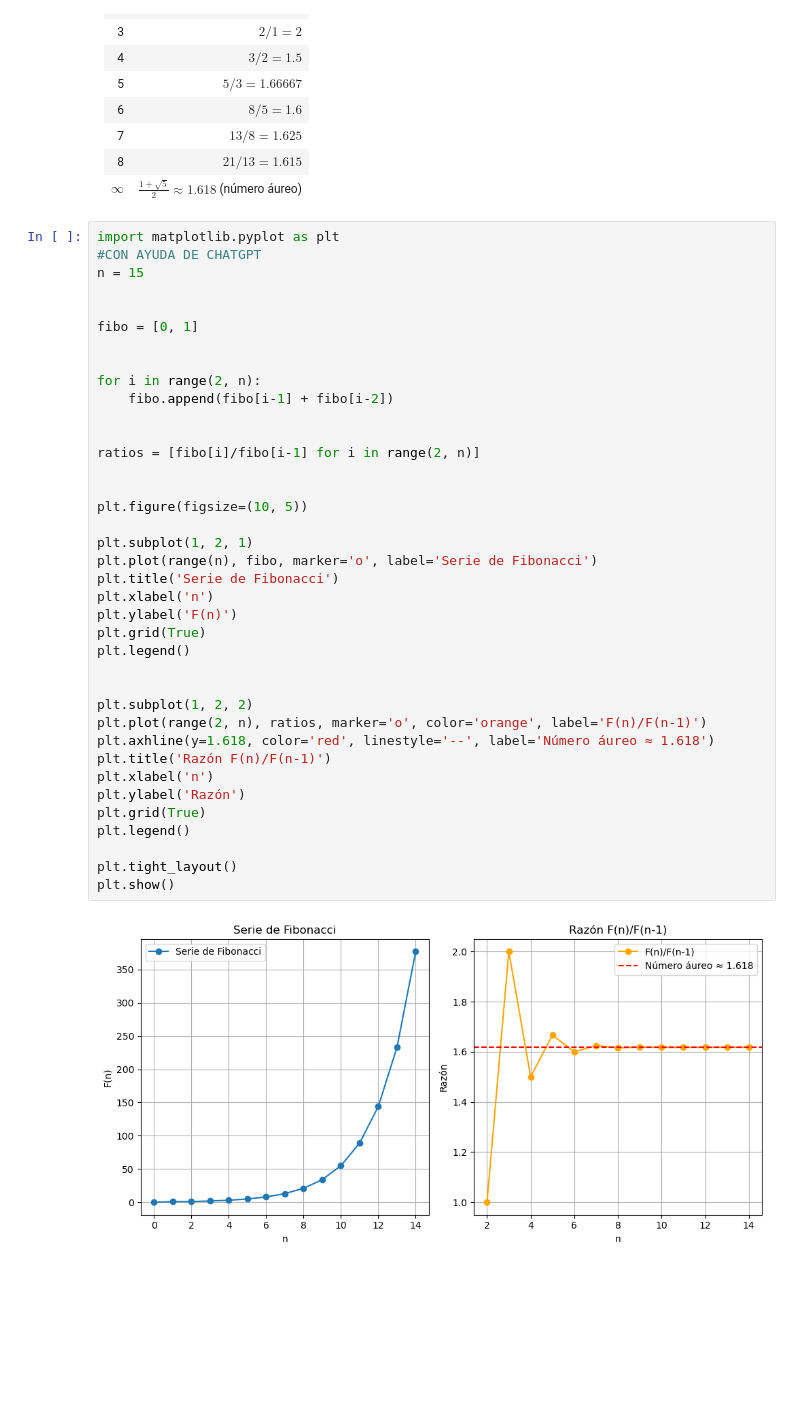
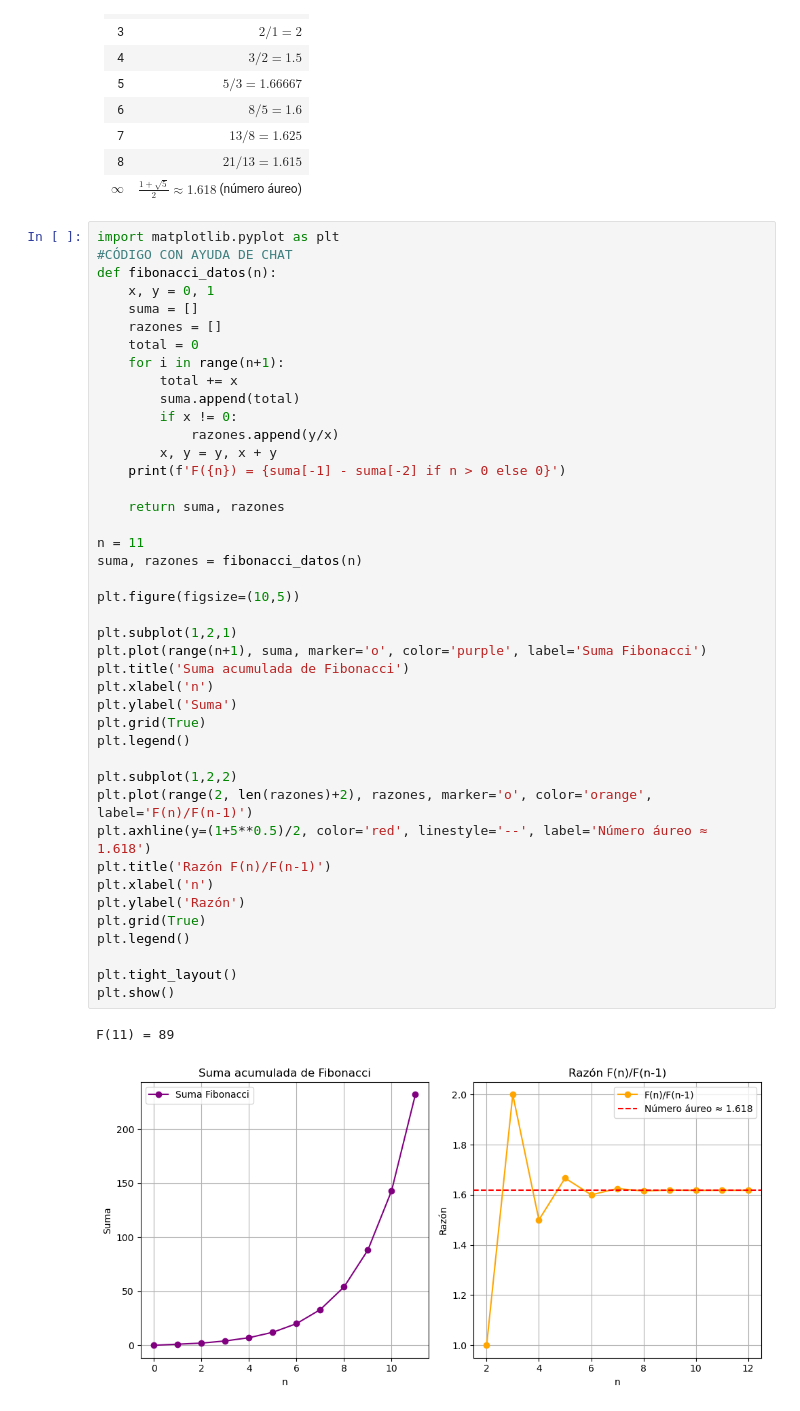
Before and after one commit to Dalzsfn/Taller1, a Jupyter notebook: ejercicio03_grafico.ipynb, the cells around one changed output. Cells and saved outputs as stored; diff of their text form; blank space fills up the shorter version.

Commit message:
:memo: Cambios en el gráfico de serie fibonacci (código con ayuda del chat)

```diff
--- a/ejercicio03_grafico.ipynb
+++ b/ejercicio03_grafico.ipynb
@@ -38,41 +38,46 @@ $\phi \rightarrow \frac{fib(n)} {fib(n-1)} \approx 1.618 $ número áureo
 | $\infty $ | $ \frac{1 + \sqrt{5}} {2} \approx 1.618$ (número áureo) |
 # %%
 import matplotlib.pyplot as plt
-#CON AYUDA DE CHATGPT
-n = 15
+#CÓDIGO CON AYUDA DE CHAT
+def fibonacci_datos(n):
+    x, y = 0, 1
+    suma = []
+    razones = []
+    total = 0
+    for i in range(n+1):
+        total += x
+        suma.append(total)
+        if x != 0:
+            razones.append(y/x)
+        x, y = y, x + y
+    print(f'F({n}) = {suma[-1] - suma[-2] if n > 0 else 0}')
 
+    return suma, razones
 
-fibo = [0, 1]
+n = 11
+suma, razones = fibonacci_datos(n)
 
+plt.figure(figsize=(10,5))
 
-for i in range(2, n):
-    fibo.append(fibo[i-1] + fibo[i-2])
-
-
-ratios = [fibo[i]/fibo[i-1] for i in range(2, n)]
-
-
-plt.figure(figsize=(10, 5))
-
-plt.subplot(1, 2, 1)
-plt.plot(range(n), fibo, marker='o', label='Serie de Fibonacci')
-plt.title('Serie de Fibonacci')
+plt.subplot(1,2,1)
+plt.plot(range(n+1), suma, marker='o', color='purple', label='Suma Fibonacci')
+plt.title('Suma acumulada de Fibonacci')
 plt.xlabel('n')
-plt.ylabel('F(n)')
+plt.ylabel('Suma')
 plt.grid(True)
 plt.legend()
 
-
-plt.subplot(1, 2, 2)
-plt.plot(range(2, n), ratios, marker='o', color='orange', label='F(n)/F(n-1)')
-plt.axhline(y=1.618, color='red', linestyle='--', label='Número áureo ≈ 1.618')
+plt.subplot(1,2,2)
+plt.plot(range(2, len(razones)+2), razones, marker='o', color='orange', label='F(n)/F(n-1)')
+plt.axhline(y=(1+5**0.5)/2, color='red', linestyle='--', label='Número áureo ≈ 1.618')
 plt.title('Razón F(n)/F(n-1)')
 plt.xlabel('n')
 plt.ylabel('Razón')
 plt.grid(True)
 plt.legend()
 
 plt.tight_layout()
 plt.show()
 # %% [output]
+F(11) = 89
-[figure, old version]
+[figure, new version]
```
